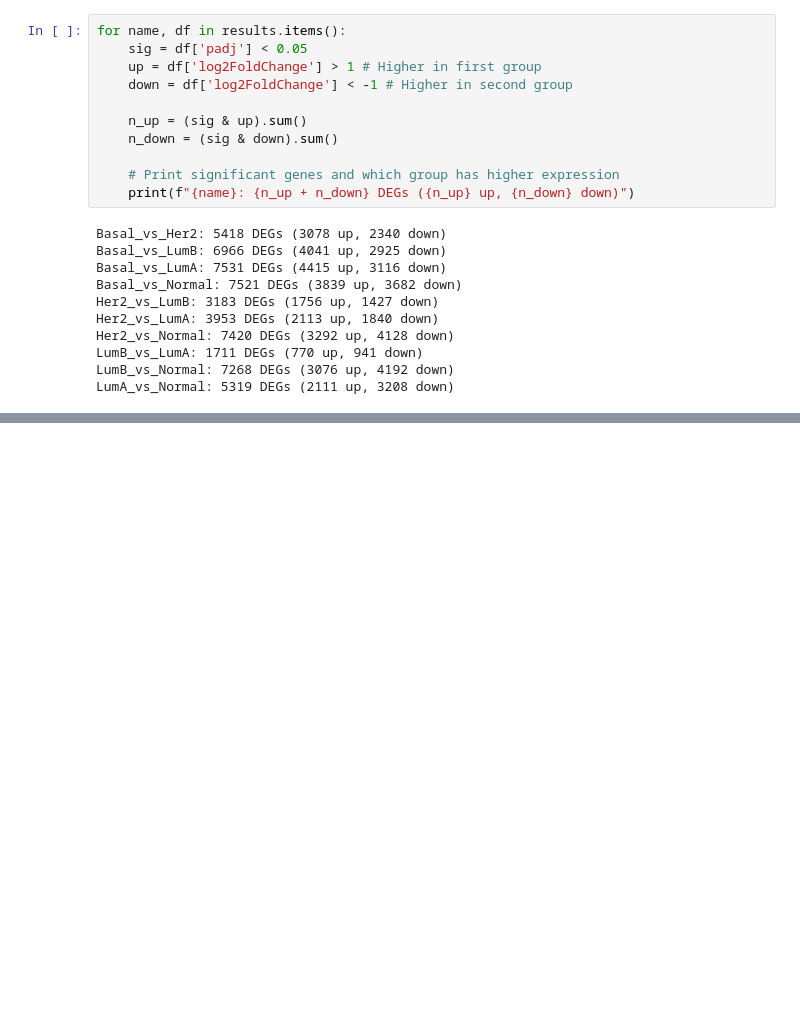
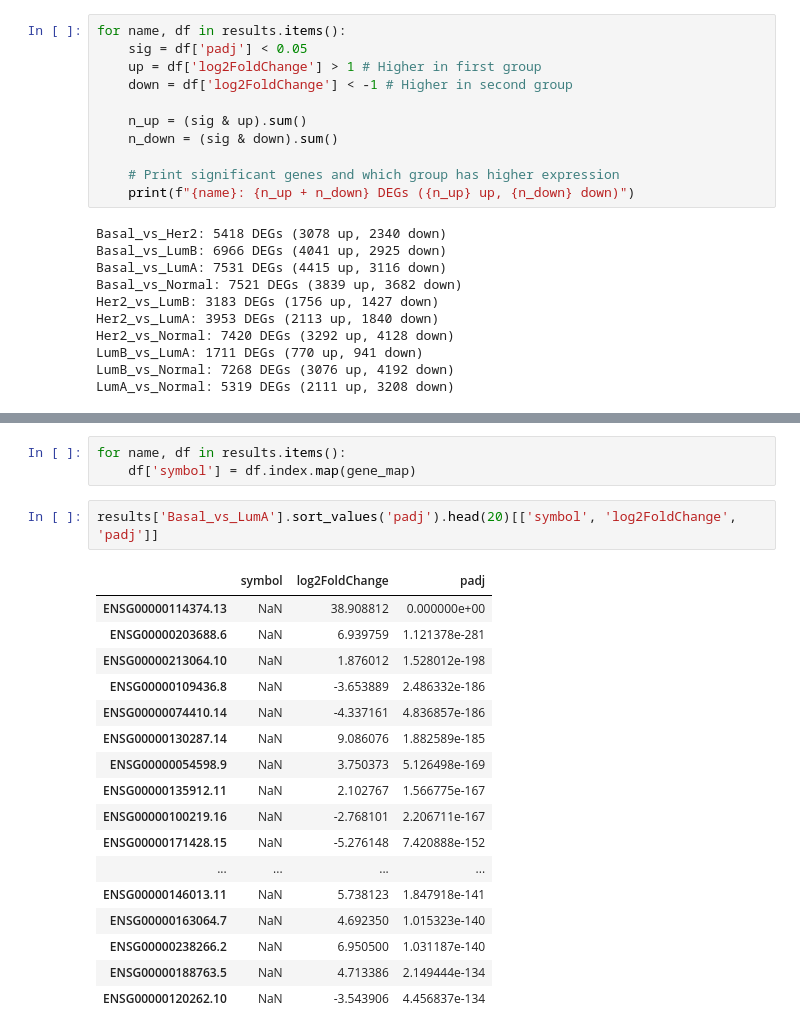
Before and after one commit to nshaw928/bioinformatics-project, a Jupyter notebook: notebooks/03_differential_expression.ipynb, the cells around one changed output, grey strips where cells are left out. Drawn from its saved outputs; the diff is of its cells as text; blank space fills up the shorter version.

```diff
--- a/notebooks/03_differential_expression.ipynb
+++ b/notebooks/03_differential_expression.ipynb
@@ -256,0 +402,23 @@ LumA_vs_Normal: 5319 DEGs (2111 up, 3208 down)
+# %%
+for name, df in results.items():
+    df['symbol'] = df.index.map(gene_map)
+# %%
+results['Basal_vs_LumA'].sort_values('padj').head(20)[['symbol', 'log2FoldChange', 'padj']]
+# %% [output]
+|  | symbol | log2FoldChange | padj |
+| ENSG00000114374.13 | NaN | 38.908812 | 0.000000e+00 |
+| ENSG00000203688.6 | NaN | 6.939759 | 1.121378e-281 |
+| ENSG00000213064.10 | NaN | 1.876012 | 1.528012e-198 |
+| ENSG00000109436.8 | NaN | -3.653889 | 2.486332e-186 |
+| ENSG00000074410.14 | NaN | -4.337161 | 4.836857e-186 |
+| ENSG00000130287.14 | NaN | 9.086076 | 1.882589e-185 |
+| ENSG00000054598.9 | NaN | 3.750373 | 5.126498e-169 |
+| ENSG00000135912.11 | NaN | 2.102767 | 1.566775e-167 |
+| ENSG00000100219.16 | NaN | -2.768101 | 2.206711e-167 |
+| ENSG00000171428.15 | NaN | -5.276148 | 7.420888e-152 |
+| ... | ... | ... | ... |
+| ENSG00000146013.11 | NaN | 5.738123 | 1.847918e-141 |
+| ENSG00000163064.7 | NaN | 4.692350 | 1.015323e-140 |
+| ENSG00000238266.2 | NaN | 6.950500 | 1.031187e-140 |
+| ENSG00000188763.5 | NaN | 4.713386 | 2.149444e-134 |
+| ENSG00000120262.10 | NaN | -3.543906 | 4.456837e-134 |
```
Also changed, not shown: parts of 8 cells of this notebook, 4 other files.
